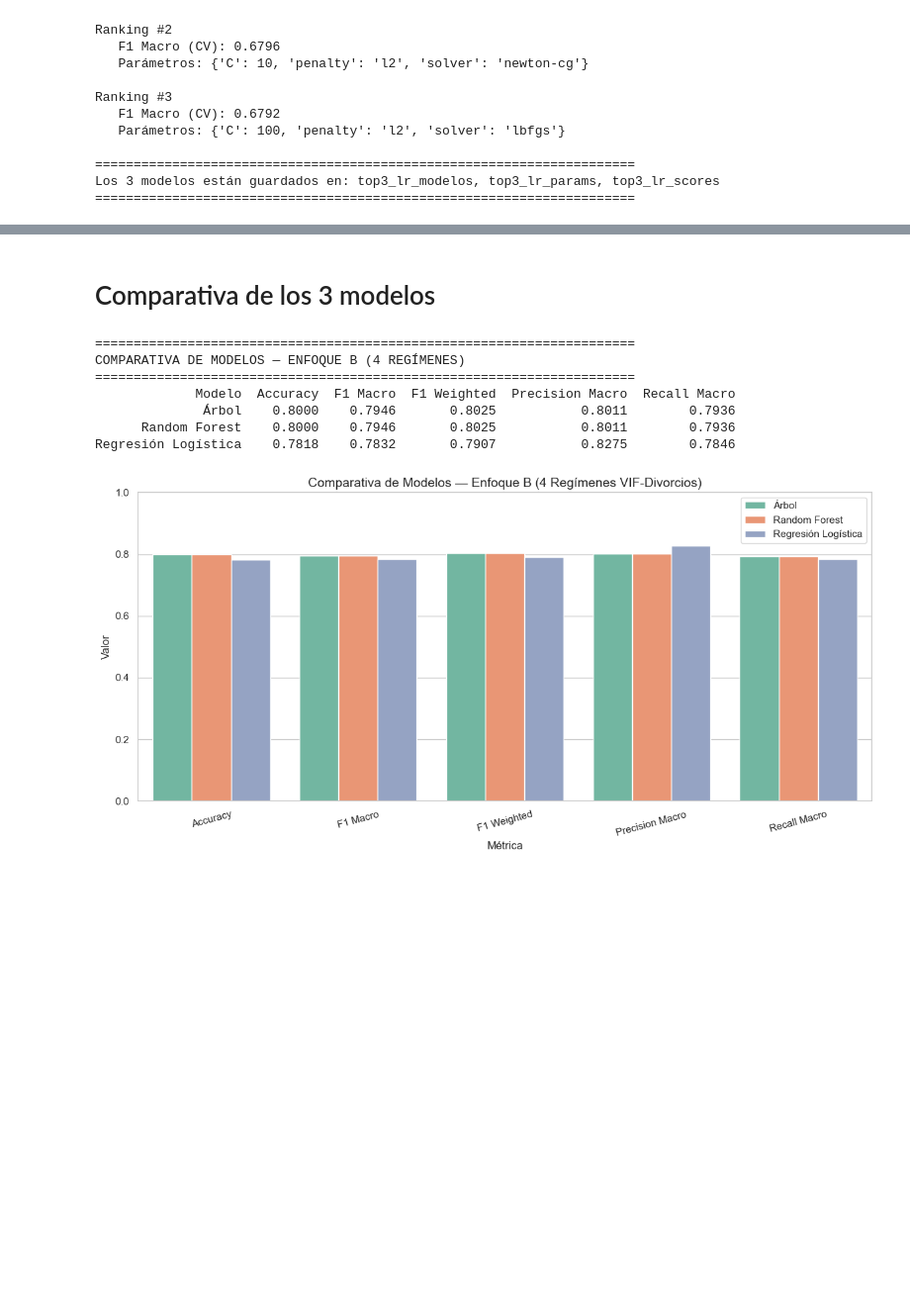
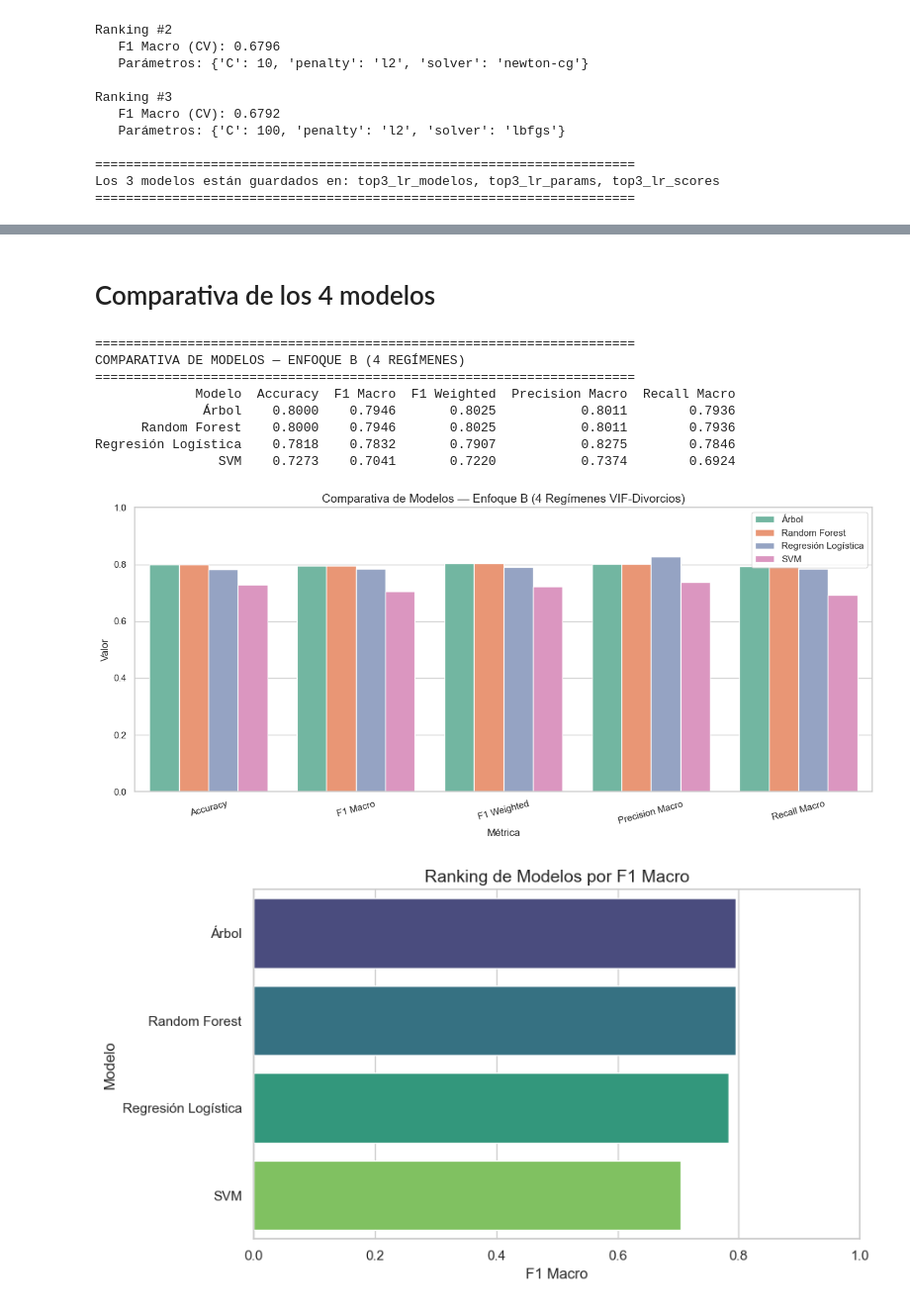
Before and after one commit to Vann06/MD_Proyecto1, a Jupyter notebook: Modelos_Predictivos/cuatrovariables_predictivas.ipynb, the cells around one changed output, grey strips where cells are left out. Shown at 99% size. Cells and saved outputs as stored; diff of their text form; code cells hidden in the pictures; blank space fills up the shorter version.

```diff
--- a/Modelos_Predictivos/cuatrovariables_predictivas.ipynb
+++ b/Modelos_Predictivos/cuatrovariables_predictivas.ipynb
@@ -727,50 +1037,66 @@ Baja_conflictividad                 -3.4533            -4.7055      -4.5723
 # %% [markdown]
-# Comparativa de los 3 modelos
+# Comparativa de los 4 modelos
 # %%
 # ============================================================
-# TABLA COMPARATIVA DE LOS 3 MODELOS
+# TABLA COMPARATIVA DE LOS 4 MODELOS
 # ============================================================
 resultados = pd.DataFrame({
-    'Modelo': ['Árbol', 'Random Forest', 'Regresión Logística'],
+    'Modelo': ['Árbol', 'Random Forest', 'Regresión Logística', 'SVM'],
     'Accuracy':        [accuracy_score(y_test, y_pred_dt),
                         accuracy_score(y_test, y_pred_rf),
-                        accuracy_score(y_test, y_pred_lr)],
+                        accuracy_score(y_test, y_pred_lr),
+                        accuracy_score(y_test, y_pred_svm)],
     'F1 Macro':        [f1_score(y_test, y_pred_dt, average='macro'),
                         f1_score(y_test, y_pred_rf, average='macro'),
-                        f1_score(y_test, y_pred_lr, average='macro')],
+                        f1_score(y_test, y_pred_lr, average='macro'),
+                        f1_score(y_test, y_pred_svm, average='macro')],
     'F1 Weighted':     [f1_score(y_test, y_pred_dt, average='weighted'),
                         f1_score(y_test, y_pred_rf, average='weighted'),
-                        f1_score(y_test, y_pred_lr, average='weighted')],
+                        f1_score(y_test, y_pred_lr, average='weighted'),
+                        f1_score(y_test, y_pred_svm, average='weighted')],
     'Precision Macro': [precision_score(y_test, y_pred_dt, average='macro', zero_division=0),
                         precision_score(y_test, y_pred_rf, average='macro', zero_division=0),
-                        precision_score(y_test, y_pred_lr, average='macro', zero_division=0)],
+                        precision_score(y_test, y_pred_lr, average='macro', zero_division=0),
+                        precision_score(y_test, y_pred_svm, average='macro', zero_division=0)],
     'Recall Macro':    [recall_score(y_test, y_pred_dt, average='macro'),
                         recall_score(y_test, y_pred_rf, average='macro'),
-                        recall_score(y_test, y_pred_lr, average='macro')]
+                        recall_score(y_test, y_pred_lr, average='macro'),
+                        recall_score(y_test, y_pred_svm, average='macro')]
 }).round(4)
 
-print("=" * 70)
-print("COMPARATIVA DE MODELOS — ENFOQUE B (4 REGÍMENES)")
-print("=" * 70)
+print('=' * 70)
+print('COMPARATIVA DE MODELOS — ENFOQUE B (4 REGÍMENES)')
+print('=' * 70)
 print(resultados.to_string(index=False))
 
-# Gráfico comparativo
+# Gráfico comparativo general
 resultados_melt = resultados.melt(id_vars='Modelo', var_name='Métrica', value_name='Valor')
 
-plt.figure(figsize=(12, 6))
+plt.figure(figsize=(13, 6))
 sns.barplot(data=resultados_melt, x='Métrica', y='Valor', hue='Modelo', palette='Set2')
 plt.title('Comparativa de Modelos — Enfoque B (4 Regímenes VIF-Divorcios)', fontsize=14)
 plt.ylim(0, 1)
 plt.xticks(rotation=15)
 plt.legend(loc='upper right')
 plt.tight_layout()
 plt.show()
+
+# Gráfico de ranking por F1 Macro
+resultados_f1 = resultados.sort_values('F1 Macro', ascending=False).copy()
+plt.figure(figsize=(9, 5))
+sns.barplot(data=resultados_f1, x='F1 Macro', y='Modelo', palette='viridis')
+plt.title('Ranking de Modelos por F1 Macro', fontsize=14)
+plt.xlim(0, 1)
+plt.tight_layout()
+plt.show()
 # %% [output]
 ======================================================================
 COMPARATIVA DE MODELOS — ENFOQUE B (4 REGÍMENES)
 ======================================================================
              Modelo  Accuracy  F1 Macro  F1 Weighted  Precision Macro  Recall Macro
               Árbol    0.8000    0.7946       0.8025           0.8011        0.7936
       Random Forest    0.8000    0.7946       0.8025           0.8011        0.7936
 Regresión Logística    0.7818    0.7832       0.7907           0.8275        0.7846
+                SVM    0.7273    0.7041       0.7220           0.7374        0.6924
-[figure, old version]
+[figure, new version]
+[figure, added]
```
Also changed, not shown: parts of 6 cells of this notebook.
